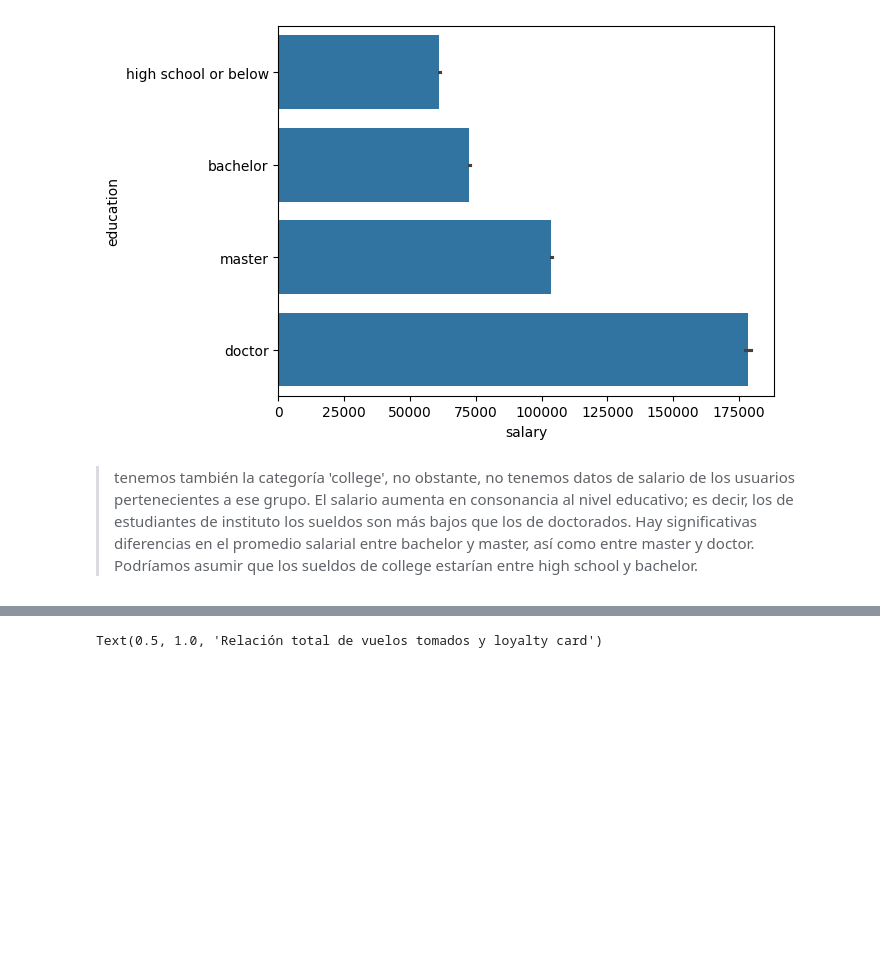
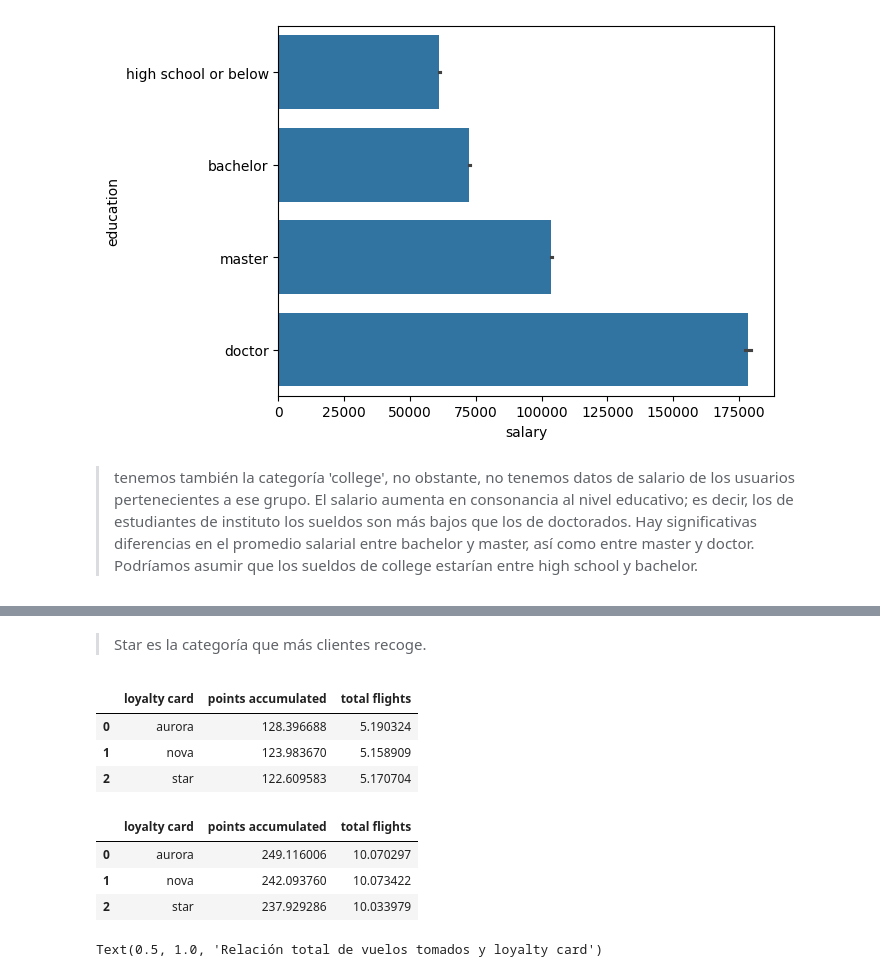
Before and after one commit to Adalab/bda-modulo-3-evaluacion-final-icorreald, a Jupyter notebook: 2.visualizaciones.ipynb, the cells around one changed output, grey strips where cells are left out. Drawn from its saved outputs; the diff is of its cells as text; code cells hidden in the pictures; blank space fills up the shorter version.

```diff
--- a/2.visualizaciones.ipynb
+++ b/2.visualizaciones.ipynb
@@ -188,3 +194,21 @@ plt.pie(df['country'], labels=df_country['continent'],
+# %% [markdown]
+> Star es la categoría que más clientes recoge.
+# %%
+df_clientes = pd.DataFrame(df.groupby('loyalty card')[['points accumulated', 'total flights']].mean().reset_index())
+df_clientes
+# %% [output]
+|  | loyalty card | points accumulated | total flights |
+| 0 | aurora | 128.396688 | 5.190324 |
+| 1 | nova | 123.983670 | 5.158909 |
+| 2 | star | 122.609583 | 5.170704 |
+# %%
+df_clientes2 = pd.DataFrame(df_booked.groupby('loyalty card')[['points accumulated', 'total flights']].mean().reset_index())
+df_clientes2
+# %% [output]
+|  | loyalty card | points accumulated | total flights |
+| 0 | aurora | 249.116006 | 10.070297 |
+| 1 | nova | 242.093760 | 10.073422 |
+| 2 | star | 237.929286 | 10.033979 |
 # %%
 fig, axes = plt.subplots(nrows = 1, ncols = 2, figsize = (20, 5))
 
```
Also changed, not shown: parts of 18 cells of this notebook, 6 other files.
